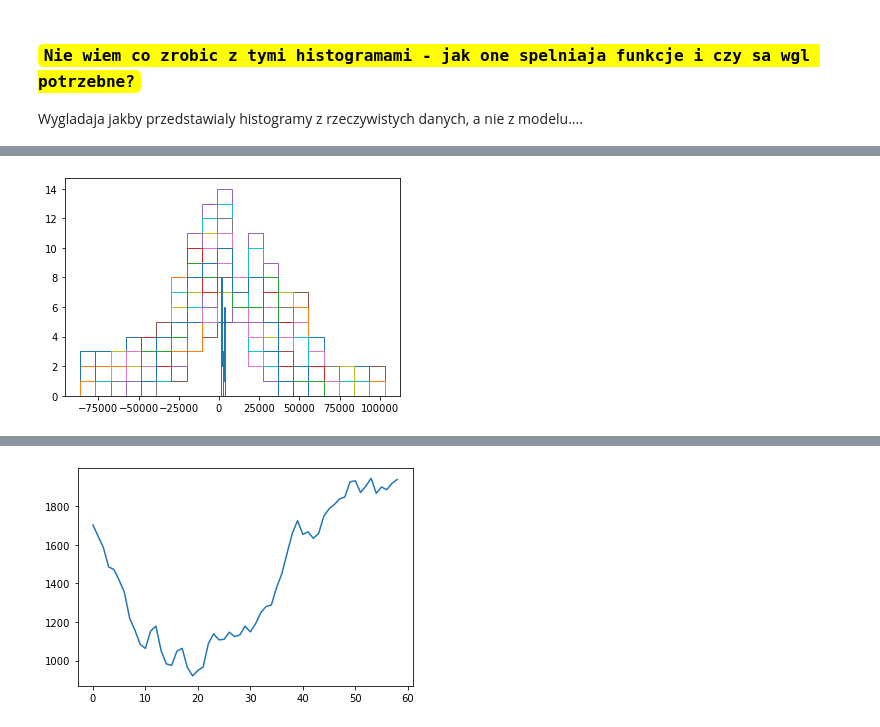
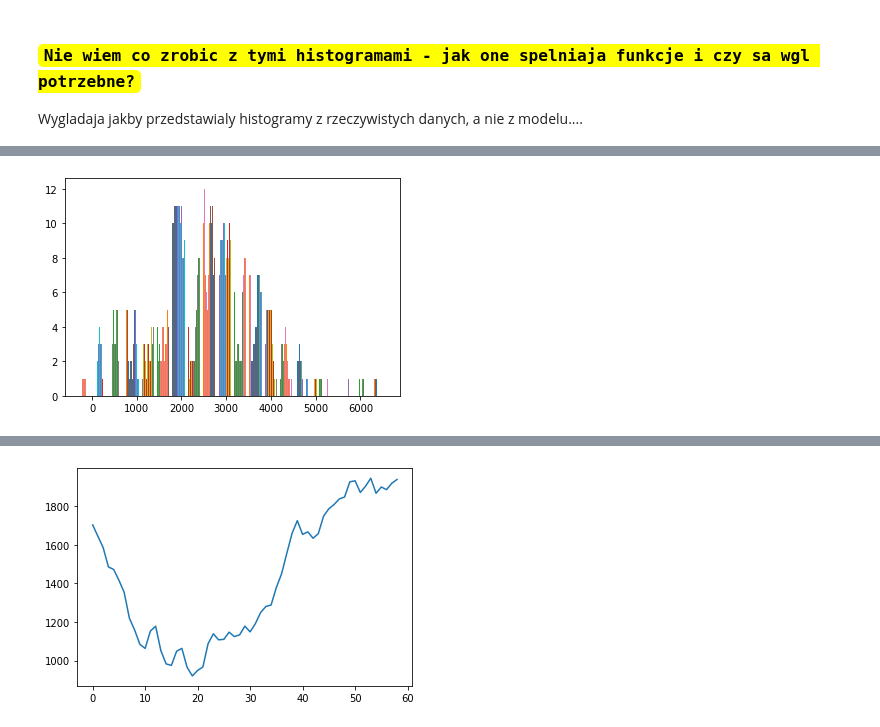
Before and after one commit to Katarzyna-W/DataAnalytics, a Jupyter notebook: Project/project (1).ipynb, the cells around one changed output, grey strips where cells are left out. Drawn from its saved outputs; the diff is of its cells as text; code cells hidden in the pictures.

```diff
--- a/Project/project (1).ipynb
+++ b/Project/project (1).ipynb
@@ -305,6 +368,7 @@ plt.show()
 # %%
 test = CmdStanModel(stan_file = 'prior_test.stan')
-stan_data={"N": len(california_larceny), "dane": california_larceny['Data.Rates.Property.Larceny'], "std": std_larceny, "mean": mean_larceny}
+stan_data={"N": len(california_larceny), "dane": california_larceny_df,
+           "std": std_larceny, "mean": mean_larceny}
 
 R = 60 #bc the data has been collected for 60 years
 sim = test.sample(data=stan_data, iter_sampling = R,
@@ -337,8 +387,8 @@ INFO:cmdstanpy:CmdStan done processing.
 # %%
 prior2 = sim.stan_variable('prior')
-plt.hist(prior2, bins=20, label= "life_exp", histtype='step')
-plt.hist(california_larceny['Data.Rates.Property.Larceny'], bins=20, label= "life_exp", histtype='step')
+plt.hist(prior2, bins = 20)
+#plt.hist(california_larceny['Data.Rates.Property.Larceny'], bins=20, histtype='step')
 
 plt.show()
 # %% [output]
-[figure, old version]
+[figure, new version]
```
Also changed, not shown: parts of 13 cells of this notebook, 7 other files.
